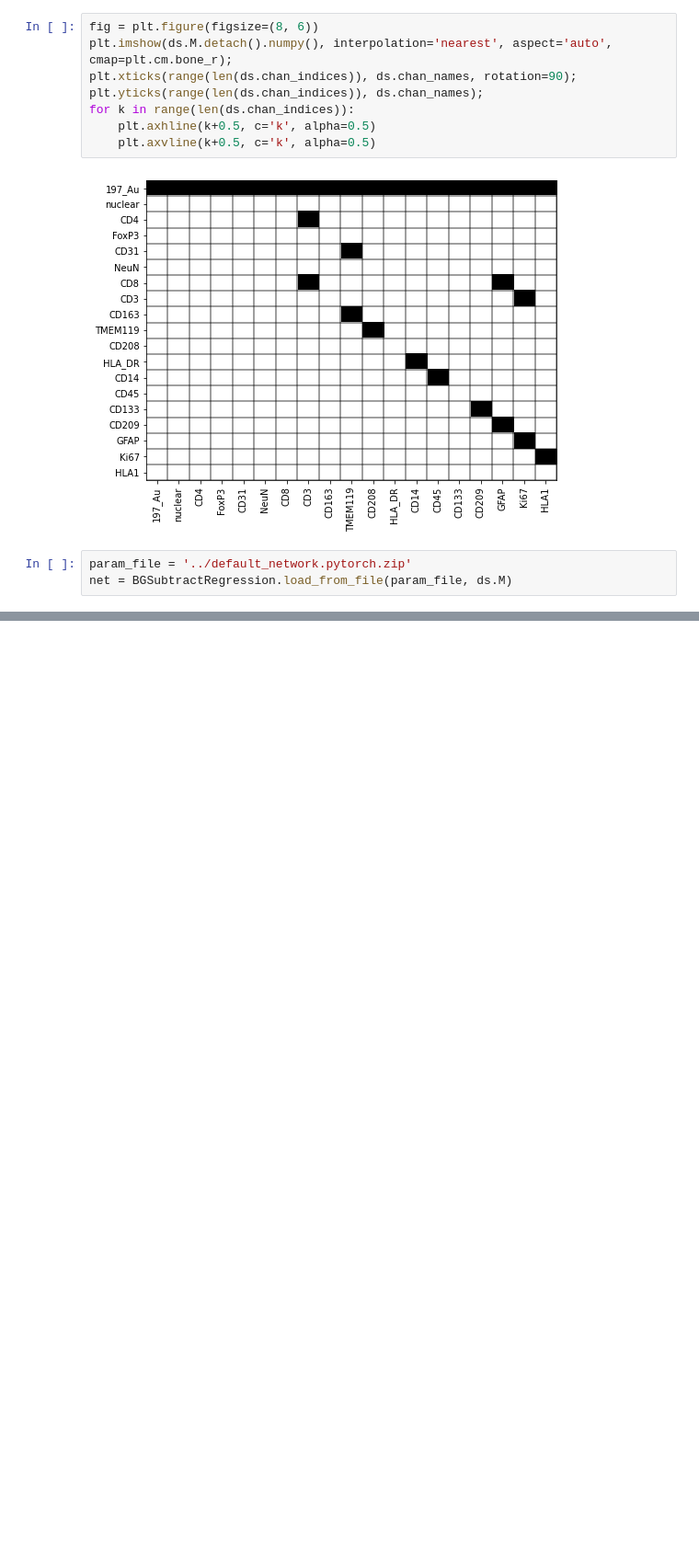
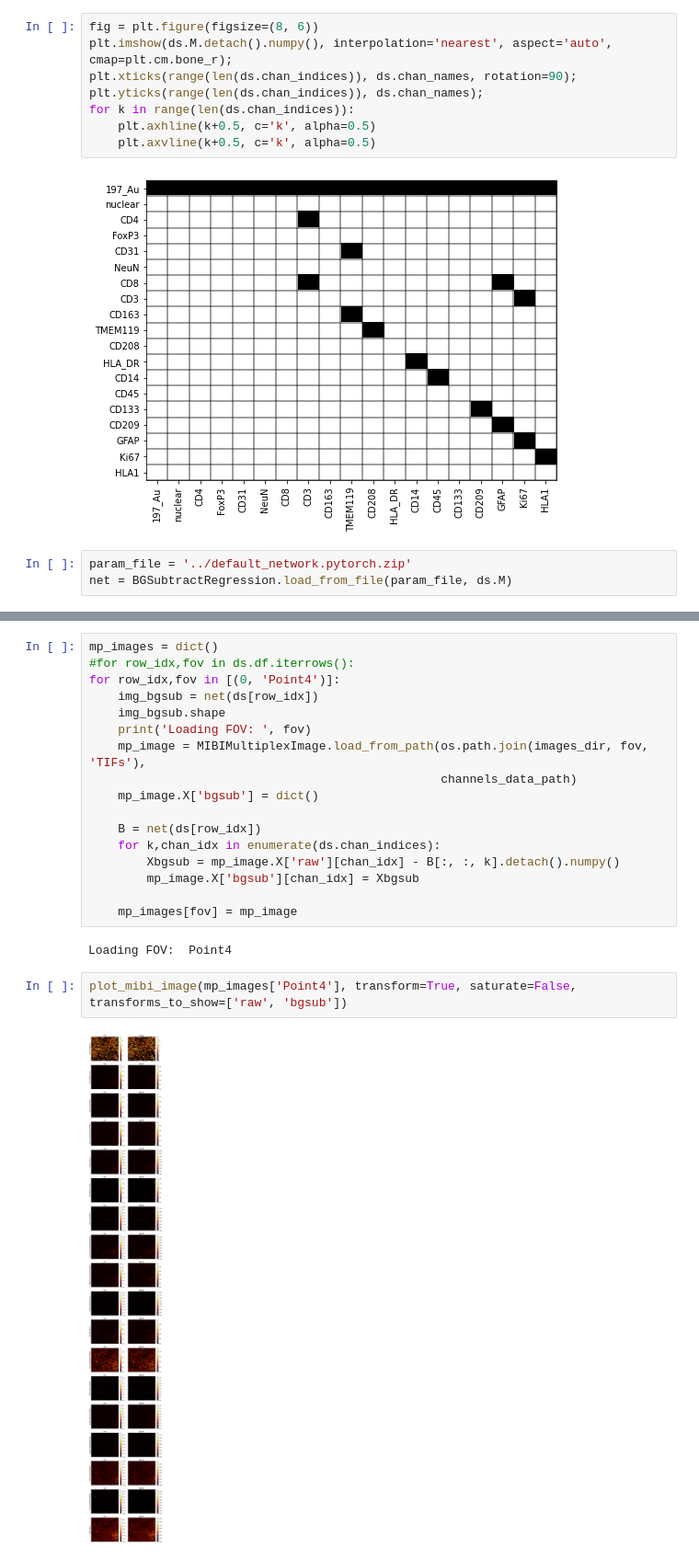
Before and after one commit to ParkerICI/mibi_processing, a Jupyter notebook: notebooks/Regression for BG Subtraction.ipynb, the cells around one changed output, grey strips where cells are left out. Shown at 92% size. Saved outputs shown, nothing was run; the diff lists cells and outputs as text; blank space fills up the shorter version.

Commit message:
Looking at results of bgsub network

```diff
--- a/notebooks/Regression for BG Subtraction.ipynb
+++ b/notebooks/Regression for BG Subtraction.ipynb
@@ -72,0 +73,23 @@ plt.colorbar();
+# %%
+mp_images = dict()
+#for row_idx,fov in ds.df.iterrows():
+for row_idx,fov in [(0, 'Point4')]:
+    img_bgsub = net(ds[row_idx])
+    img_bgsub.shape
+    print('Loading FOV: ', fov)
+    mp_image = MIBIMultiplexImage.load_from_path(os.path.join(images_dir, fov, 'TIFs'),
+                                                 channels_data_path)
+    mp_image.X['bgsub'] = dict()
+
+    B = net(ds[row_idx])
+    for k,chan_idx in enumerate(ds.chan_indices):
+        Xbgsub = mp_image.X['raw'][chan_idx] - B[:, :, k].detach().numpy()
+        mp_image.X['bgsub'][chan_idx] = Xbgsub
+
+    mp_images[fov] = mp_image
+# %% [output]
+Loading FOV:  Point4
+# %%
+plot_mibi_image(mp_images['Point4'], transform=True, saturate=False, transforms_to_show=['raw', 'bgsub'])
+# %% [output]
+[figure, added]
```
Also changed, not shown: parts of 2 cells of this notebook, 3 other files.
